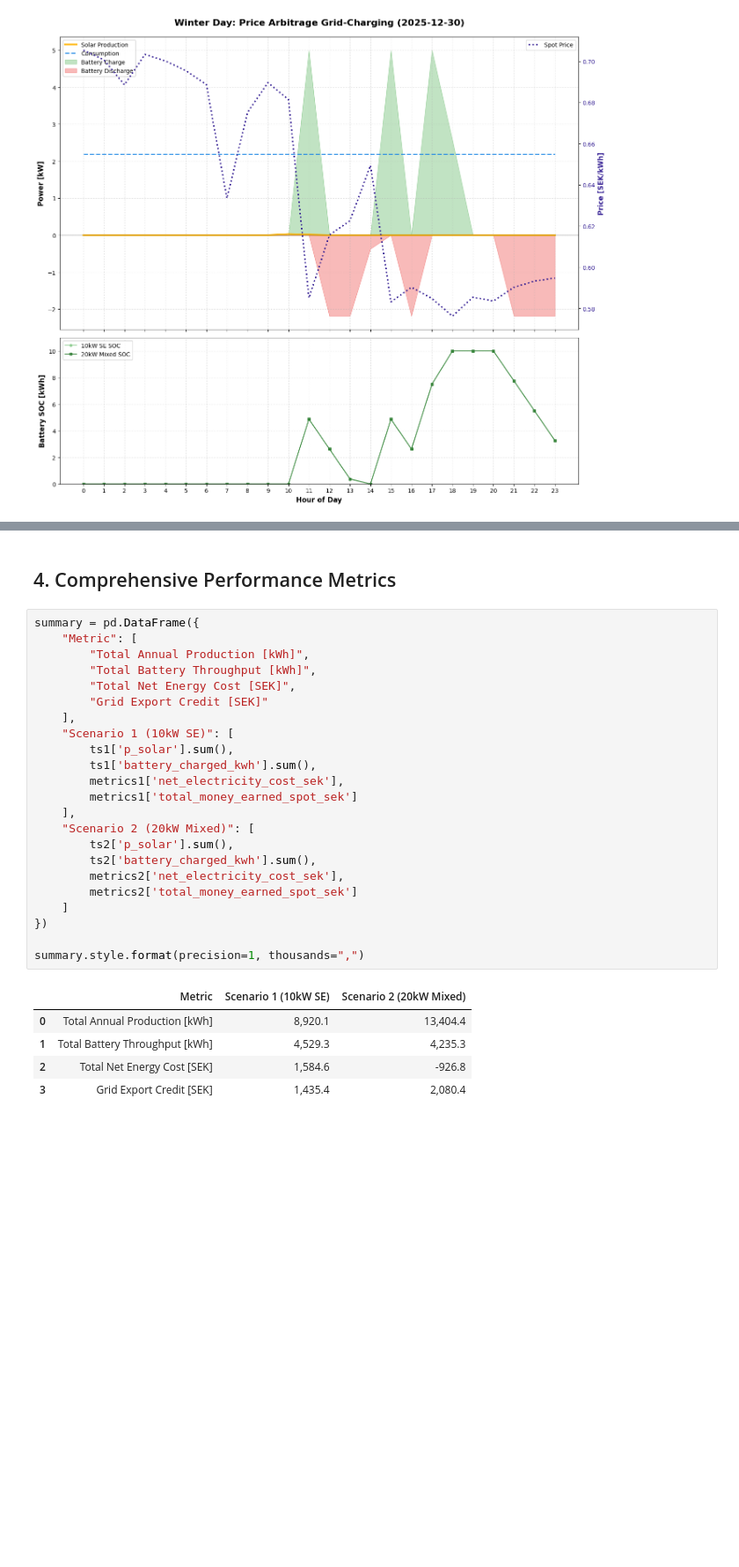
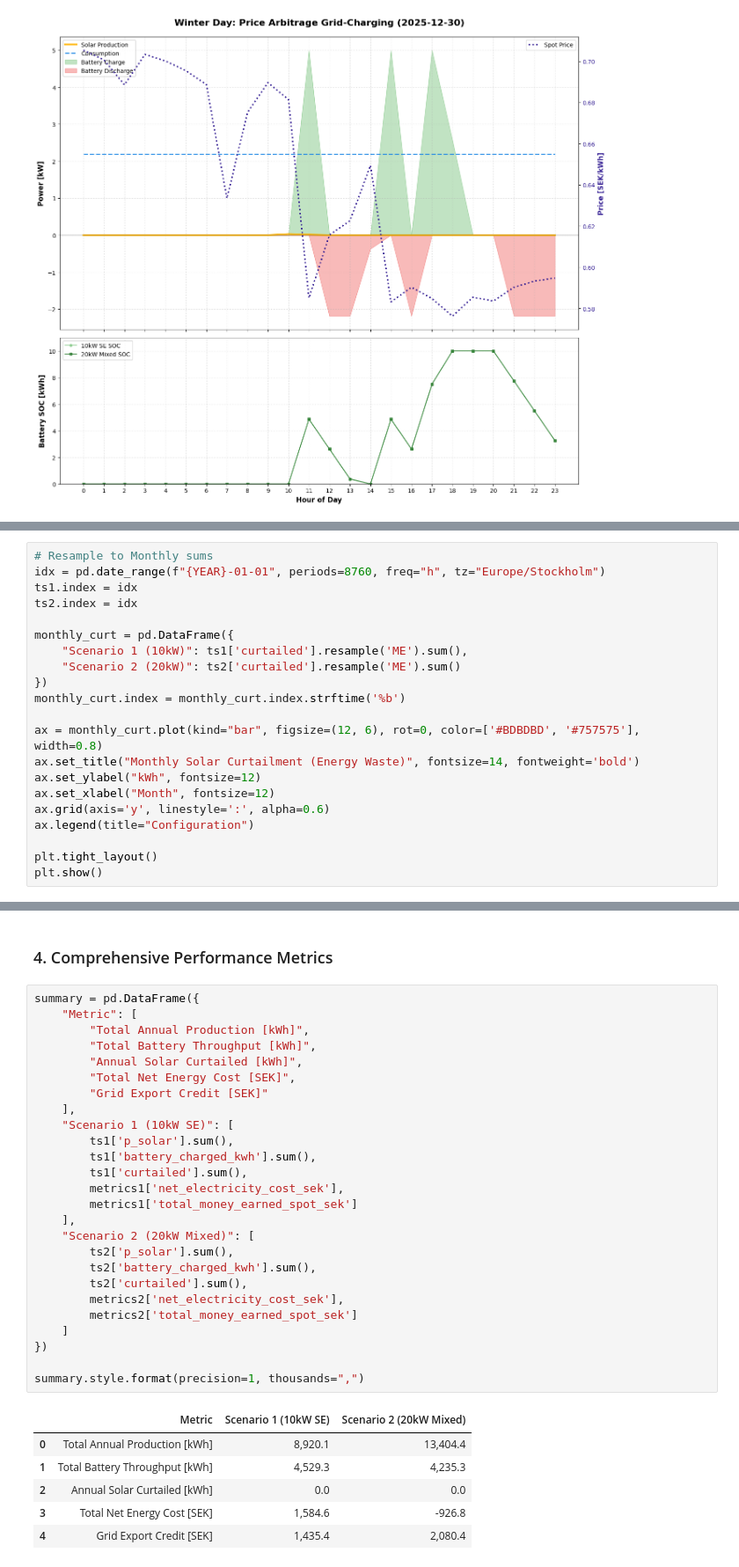
Before and after one commit to SergeyVlSorokin/solar, a Jupyter notebook: notebooks/04-battery-impact-analysis.ipynb, the cells around one changed output, grey strips where cells are left out. Shown at 88% size. Saved outputs shown, nothing was run; the diff lists cells and outputs as text; blank space fills up the shorter version.

```diff
--- a/notebooks/04-battery-impact-analysis.ipynb
+++ b/notebooks/04-battery-impact-analysis.ipynb
@@ -125,0 +147,21 @@ plot_system_profile([ts1, ts2], ["10kW SE", "20kW Mixed"], "2025-12-30", "Winter
+# %%
+# Resample to Monthly sums
+idx = pd.date_range(f"{YEAR}-01-01", periods=8760, freq="h", tz="Europe/Stockholm")
+ts1.index = idx
+ts2.index = idx
+
+monthly_curt = pd.DataFrame({
+    "Scenario 1 (10kW)": ts1['curtailed'].resample('ME').sum(),
+    "Scenario 2 (20kW)": ts2['curtailed'].resample('ME').sum()
+})
+monthly_curt.index = monthly_curt.index.strftime('%b')
+
+ax = monthly_curt.plot(kind="bar", figsize=(12, 6), rot=0, color=['#BDBDBD', '#757575'], width=0.8)
+ax.set_title("Monthly Solar Curtailment (Energy Waste)", fontsize=14, fontweight='bold')
+ax.set_ylabel("kWh", fontsize=12)
+ax.set_xlabel("Month", fontsize=12)
+ax.grid(axis='y', linestyle=':', alpha=0.6)
+ax.legend(title="Configuration")
+
+plt.tight_layout()
+plt.show()
@@ -126,31 +170,35 @@ plot_system_profile([ts1, ts2], ["10kW SE", "20kW Mixed"], "2025-12-30", "Winter
 # %% [markdown]
-## 4. Comprehensive Performance Metrics
+### 4. Comprehensive Performance Metrics
 # %%
 summary = pd.DataFrame({
     "Metric": [
         "Total Annual Production [kWh]",
         "Total Battery Throughput [kWh]",
+        "Annual Solar Curtailed [kWh]",
         "Total Net Energy Cost [SEK]",
         "Grid Export Credit [SEK]"
     ],
     "Scenario 1 (10kW SE)": [
         ts1['p_solar'].sum(),
         ts1['battery_charged_kwh'].sum(),
+        ts1['curtailed'].sum(),
         metrics1['net_electricity_cost_sek'],
         metrics1['total_money_earned_spot_sek']
     ],
     "Scenario 2 (20kW Mixed)": [
         ts2['p_solar'].sum(),
         ts2['battery_charged_kwh'].sum(),
+        ts2['curtailed'].sum(),
         metrics2['net_electricity_cost_sek'],
         metrics2['total_money_earned_spot_sek']
     ]
 })
 
 summary.style.format(precision=1, thousands=",")
 # %% [output]
 |  | Metric | Scenario 1 (10kW SE) | Scenario 2 (20kW Mixed) |
 | 0 | Total Annual Production [kWh] | 8,920.1 | 13,404.4 |
 | 1 | Total Battery Throughput [kWh] | 4,529.3 | 4,235.3 |
-| 2 | Total Net Energy Cost [SEK] | 1,584.6 | -926.8 |
-| 3 | Grid Export Credit [SEK] | 1,435.4 | 2,080.4 |
+| 2 | Annual Solar Curtailed [kWh] | 0.0 | 0.0 |
+| 3 | Total Net Energy Cost [SEK] | 1,584.6 | -926.8 |
+| 4 | Grid Export Credit [SEK] | 1,435.4 | 2,080.4 |
```
Also changed, not shown: parts of 5 cells of this notebook, 6 other files.
